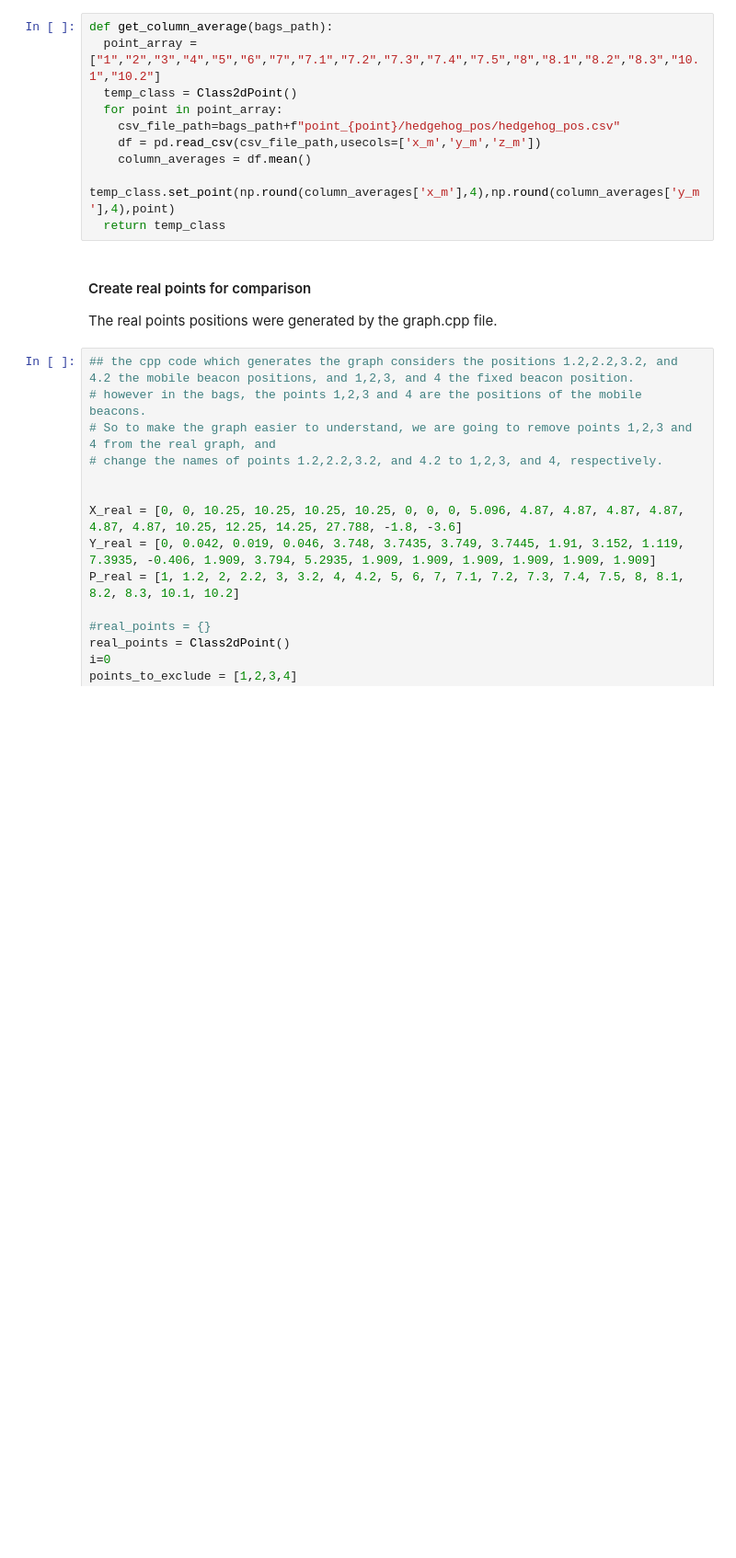
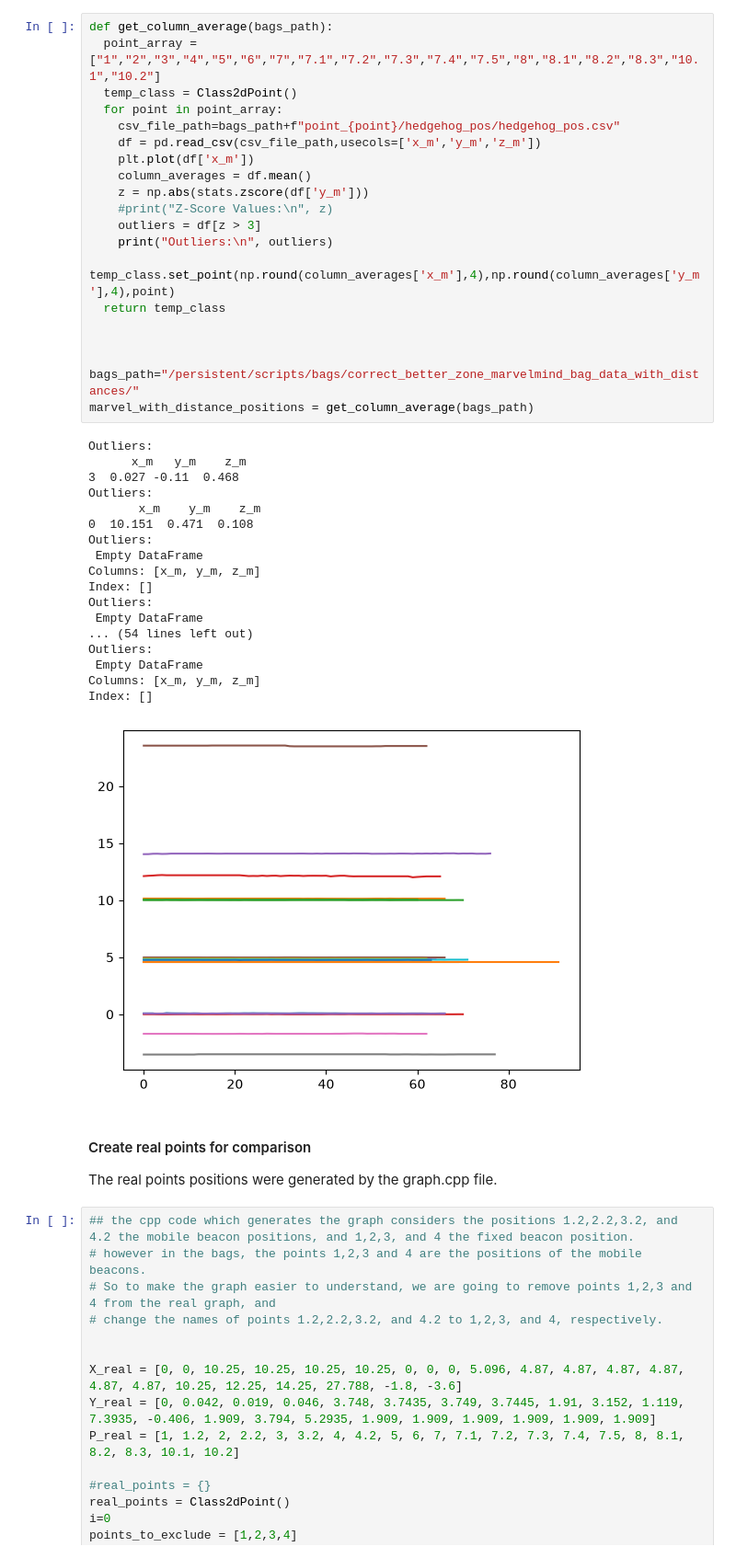
Before and after one commit to bacurau/lma_amr_ros2_source, a Jupyter notebook: processing_marvelmind_data/compare_real_and_marvelmind.ipynb, the cells around one changed output. Shown at 92% size. Saved outputs shown, nothing was run; the diff lists cells and outputs as text; blank space fills up the shorter version.

Commit message:
Start to create a outlier treatment for bags.

```diff
--- a/processing_marvelmind_data/compare_real_and_marvelmind.ipynb
+++ b/processing_marvelmind_data/compare_real_and_marvelmind.ipynb
@@ -95,13 +137,42 @@ class Class2dPoint:
 # %%
 def get_column_average(bags_path):
   point_array = ["1","2","3","4","5","6","7","7.1","7.2","7.3","7.4","7.5","8","8.1","8.2","8.3","10.1","10.2"]
   temp_class = Class2dPoint()
   for point in point_array:
     csv_file_path=bags_path+f"point_{point}/hedgehog_pos/hedgehog_pos.csv"
     df = pd.read_csv(csv_file_path,usecols=['x_m','y_m','z_m'])
+    plt.plot(df['x_m'])
     column_averages = df.mean()
+    z = np.abs(stats.zscore(df['y_m']))
+    #print("Z-Score Values:\n", z)
+    outliers = df[z > 3]
+    print("Outliers:\n", outliers)
     temp_class.set_point(np.round(column_averages['x_m'],4),np.round(column_averages['y_m'],4),point)
   return temp_class
+
+
+
+bags_path="/persistent/scripts/bags/correct_better_zone_marvelmind_bag_data_with_distances/"
+marvel_with_distance_positions = get_column_average(bags_path)
+# %% [output]
+Outliers:
+      x_m   y_m    z_m
+3  0.027 -0.11  0.468
+Outliers:
+       x_m    y_m    z_m
+0  10.151  0.471  0.108
+Outliers:
+ Empty DataFrame
+Columns: [x_m, y_m, z_m]
+Index: []
+Outliers:
+ Empty DataFrame
+... (54 lines left out)
+Outliers:
+ Empty DataFrame
+Columns: [x_m, y_m, z_m]
+Index: []
+[figure, added]
 # %% [markdown]
 #### Create real points for comparison
 
```
Also changed, not shown: parts of 12 cells of this notebook, 1 other file.
